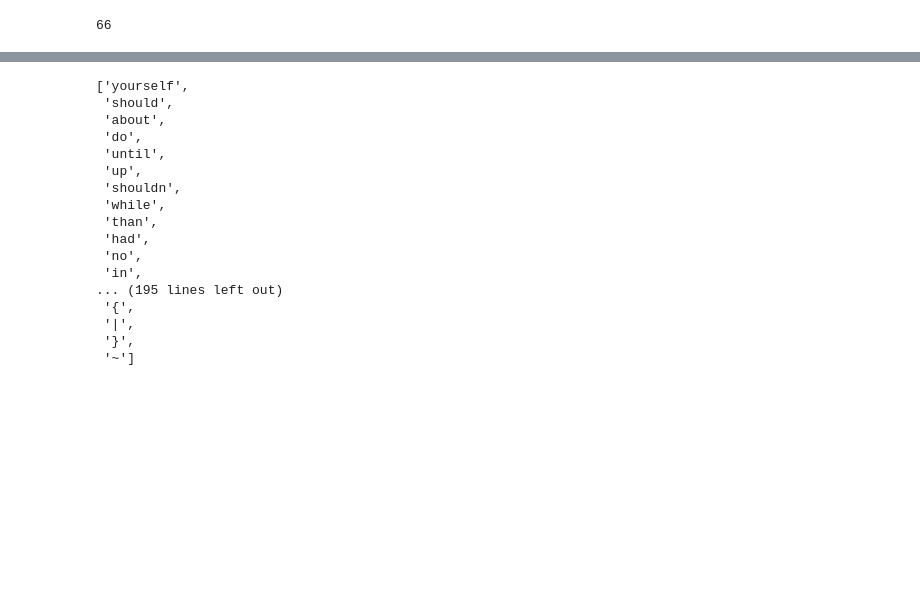
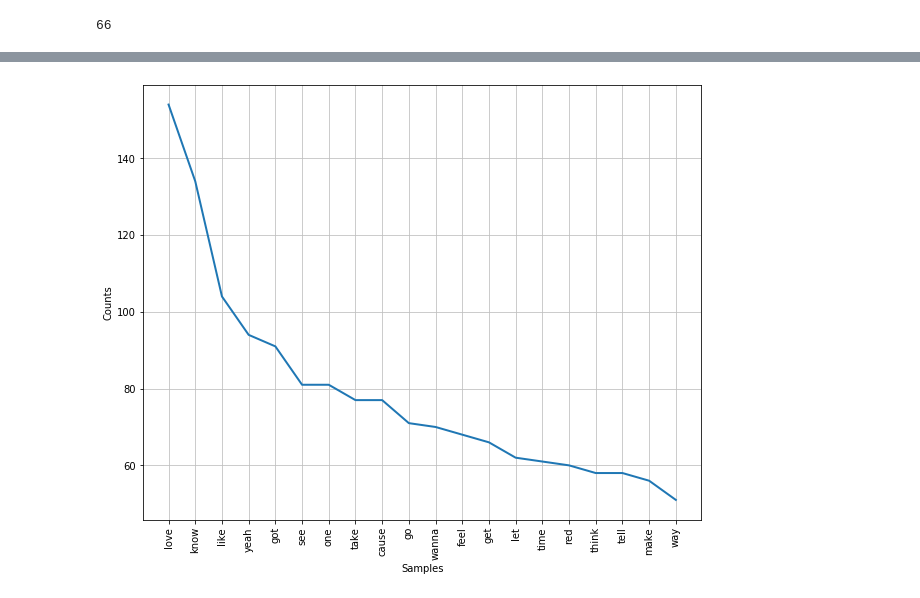
Before and after one commit to ravimalde/spotify_analysis, a Jupyter notebook: preprocessing.ipynb, the cells around one changed output, grey strips where cells are left out. Drawn from its saved outputs; the diff is of its cells as text; code cells hidden in the pictures; blank space fills up the shorter version.

```diff
--- a/preprocessing.ipynb
+++ b/preprocessing.ipynb
@@ -30,20 +51,2 @@ stop_words += list(string.punctuation)
-# %%
-stop_words
-# %% [output]
-['yourself',
- 'should',
- 'about',
- 'do',
- 'until',
- 'up',
- 'shouldn',
- 'while',
- 'than',
- 'had',
- 'no',
- 'in',
-... (195 lines left out)
- '{',
- '|',
- '}',
- '~']
+# %%
+flat_lyrics = " ".join(df['lyrics'].values)
@@ -49,0 +56,2 @@ stop_words
+# %%
+lyrics_no_stop_words = [word for word in tokenized_lyrics if word not in stop_words]
@@ -49,0 +60,7 @@ stop_words
+# %%
+plt.figure(figsize=(10,8))
+plt.xticks(rotation=45)
+FreqDist(lyrics_no_stop_words).plot(20)
+plt.show()
+# %% [output]
+[figure, added]
```
Also changed, not shown: parts of 23 cells of this notebook, 3 other files.
